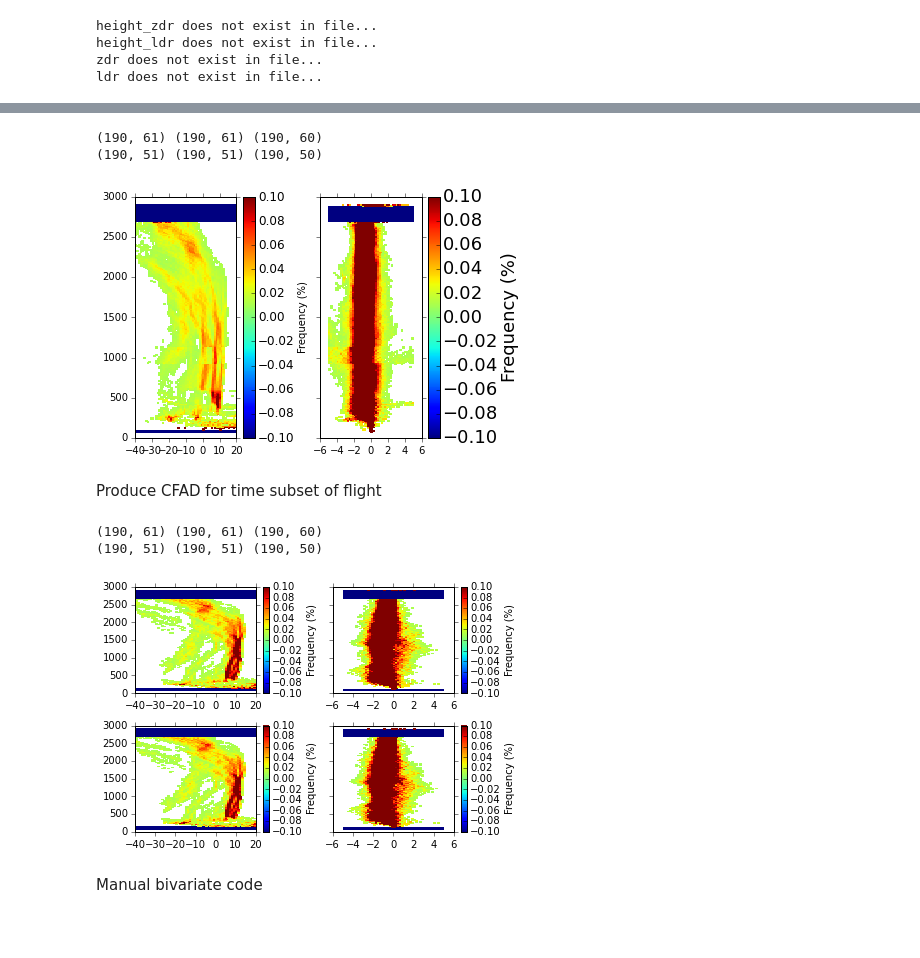
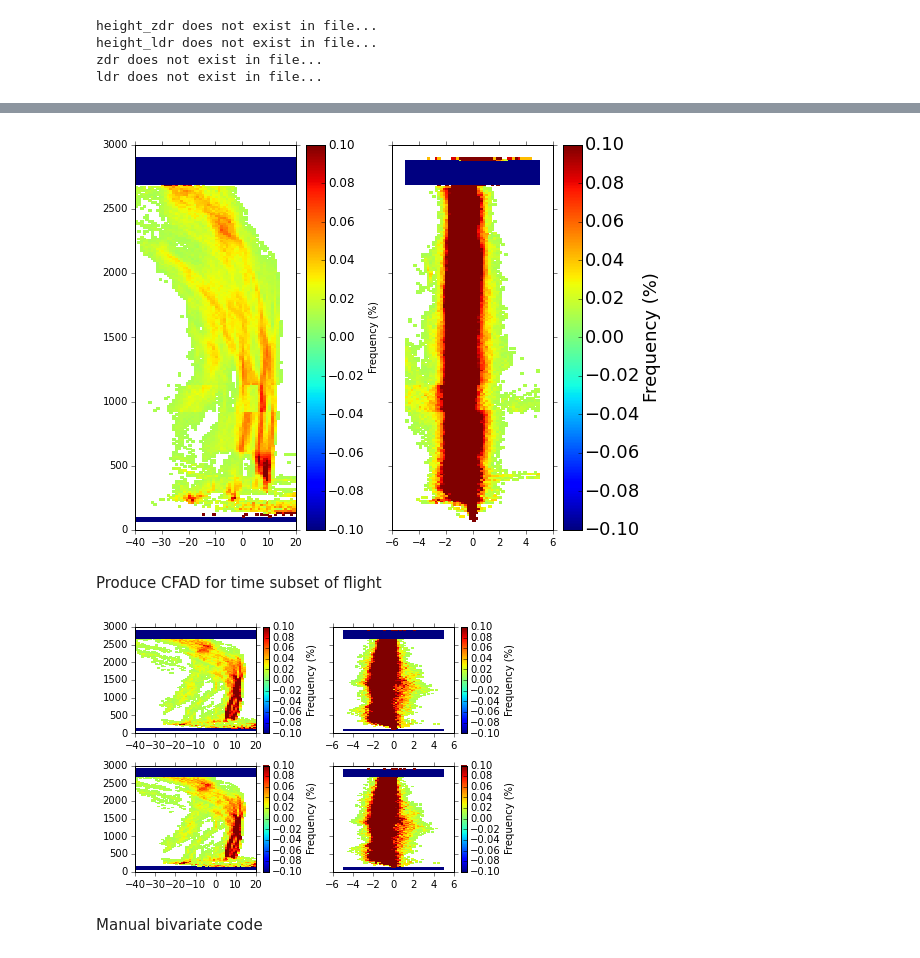
Before and after one commit to nguy/AWOT, a Jupyter notebook: examples/awot_plot_wcr2.ipynb, the cells around one changed output, grey strips where cells are left out. Drawn from its saved outputs; the diff is of its cells as text; code cells hidden in the pictures; blank space fills up the shorter version.

```diff
--- a/examples/awot_plot_wcr2.ipynb
+++ b/examples/awot_plot_wcr2.ipynb
@@ -152,23 +178,21 @@ Produce CFAD for entire flight
 # %%
-figC, (axZ, axW) = plt.subplots(1, 2, sharey=True)
+figC, (axZ, axW) = plt.subplots(1, 2, sharey=True, figsize=(8,6))
 
 #awot.graph.plot_cfad(wcr['fields']['reflectivity']['data'][:], wcr['height']['data'][:],
 #                    xbinsminmax=(-40., 20.), nbinsx=61, plot_percent=True, plot_colorbar=True,
 #                    mask_below=.01, ax=axZ)
 #awot.graph.plot_cfad(wcr['fields']['velocity']['data'][:], wcr['height']['data'][:],
 #                    xbinsminmax=(-5., 5.), nbinsx=51, plot_percent=True, plot_colorbar=True,
 #                    mask_below=.01, ax=axW)
 wcr_util.plot_cfad('reflectivity', height_axis=1,
                     xbinsminmax=(-40., 20.), nbinsx=61, plot_percent=True, plot_colorbar=True,
                     mask_below=.01, cb_fontsize=10, cb_ticklabel_size=12, ax=axZ)
 wcr_util.plot_cfad('velocity'[:], height_axis=1,
                     xbinsminmax=(-5., 5.), nbinsx=51, plot_percent=True, plot_colorbar=True,
                     mask_below=.01, cb_fontsize=18, cb_ticklabel_size=18, ax=axW)
 figC.tight_layout()
 # %% [output]
-(190, 61) (190, 61) (190, 60)
-(190, 51) (190, 51) (190, 50)
-[figure, old version]
+[figure, new version]
 # %% [markdown]
 Produce CFAD for time subset of flight
 # %%
@@ -192,8 +216,6 @@ wcr_util.plot_cfad('velocity'[:], height_axis=1, start_time=start_time, end_time
                     mask_below=.01, ax=axW2)
 figC.tight_layout()
 # %% [output]
-(190, 61) (190, 61) (190, 60)
-(190, 51) (190, 51) (190, 50)
 [figure]
 # %% [markdown]
 Manual bivariate code
```
Also changed, not shown: parts of 12 cells of this notebook, 1 other file.
